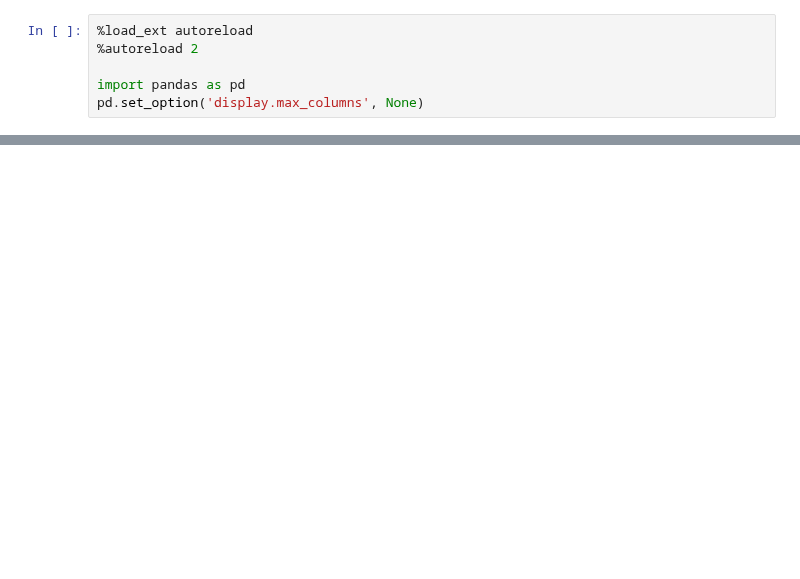
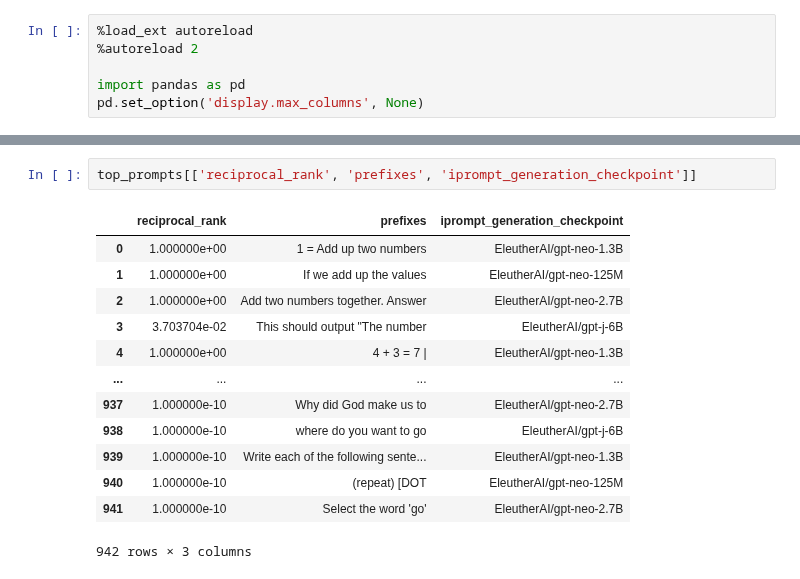
Before and after one commit to csinva/iprompt, a Jupyter notebook: notebooks/09_ablation3_disc.ipynb, the cells around one changed output, grey strips where cells are left out. Saved outputs shown, nothing was run; the diff lists cells and outputs as text; blank space fills up the shorter version.

```diff
--- a/notebooks/09_ablation3_disc.ipynb
+++ b/notebooks/09_ablation3_disc.ipynb
@@ -42,3 +45,19 @@ dict(top_prompts[
+# %%
+top_prompts[['reciprocal_rank', 'prefixes', 'iprompt_generation_checkpoint']]
+# %% [output]
+|  | reciprocal_rank | prefixes | iprompt_generation_checkpoint |
+| 0 | 1.000000e+00 | 1 = Add up two numbers | EleutherAI/gpt-neo-1.3B |
+| 1 | 1.000000e+00 | If we add up the values | EleutherAI/gpt-neo-125M |
+| 2 | 1.000000e+00 | Add two numbers together. Answer | EleutherAI/gpt-neo-2.7B |
+| 3 | 3.703704e-02 | This should output "The number | EleutherAI/gpt-j-6B |
+| 4 | 1.000000e+00 | 4 + 3 = 7 | | EleutherAI/gpt-neo-1.3B |
+| ... | ... | ... | ... |
+| 937 | 1.000000e-10 | Why did God make us to | EleutherAI/gpt-neo-2.7B |
+| 938 | 1.000000e-10 | where do you want to go | EleutherAI/gpt-j-6B |
+| 939 | 1.000000e-10 | Write each of the following sente... | EleutherAI/gpt-neo-1.3B |
+| 940 | 1.000000e-10 | (repeat) [DOT | EleutherAI/gpt-neo-125M |
+| 941 | 1.000000e-10 | Select the word 'go' | EleutherAI/gpt-neo-2.7B |
+942 rows × 3 columns
 # %%
 top_prompts.groupby(['checkpoint', 'iprompt_generation_checkpoint']).mean()['reciprocal_rank']
 # %% [output]
```
Also changed, not shown: parts of 7 cells of this notebook, 9 other files.
